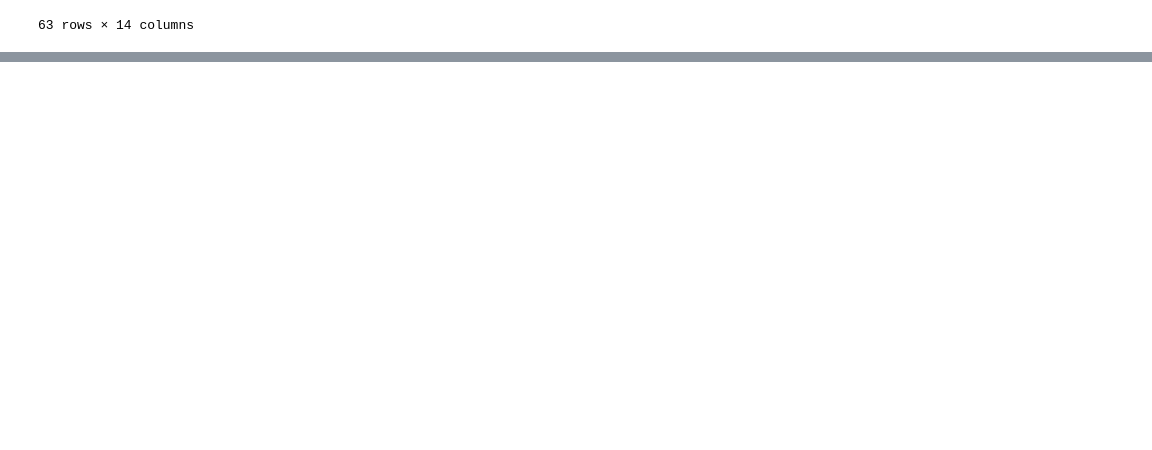
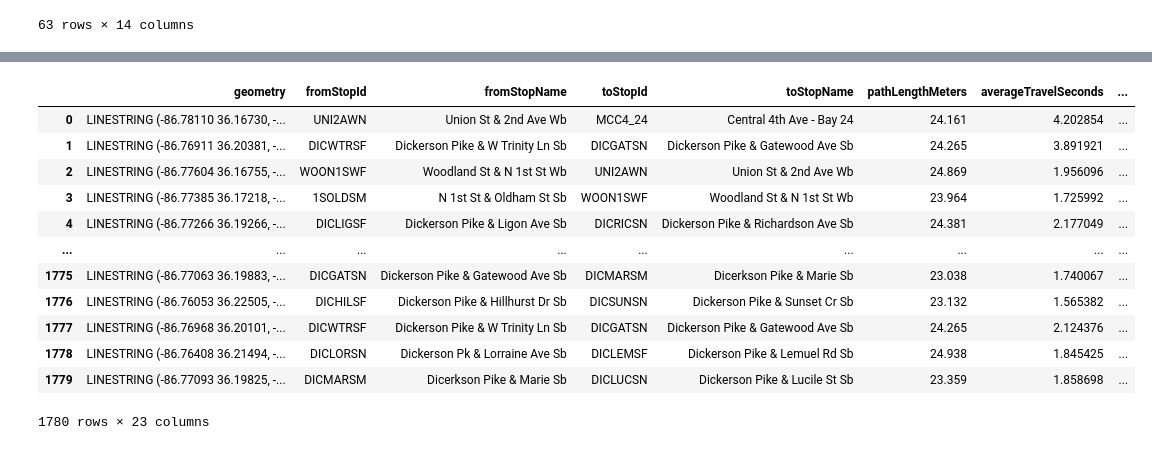
Before and after one commit to patlyons/wego-hades, a Jupyter notebook: notebook/geospatial_1.ipynb, the cells around one changed output, grey strips where cells are left out. Cells and saved outputs as stored; diff of their text form; code cells hidden in the pictures; blank space fills up the shorter version.

```diff
--- a/notebook/geospatial_1.ipynb
+++ b/notebook/geospatial_1.ipynb
@@ -637,0 +631,8 @@ jun_tuethur_concat_df
+# %%
+may_mf_concat_df['max_segment'] = may_mf_concat_df['countForSegment'].max()
+# %%
+may_tuethur_concat_df['max_segment'] = may_tuethur_concat_df['countForSegment'].max()
+# %%
+jun_tuethur_concat_df['max_segment'] = jun_tuethur_concat_df['countForSegment'].max()
+# %%
+jun_mf_concat_df['max_segment'] = jun_mf_concat_df['countForSegment'].max()
@@ -637,0 +659,20 @@ jun_tuethur_concat_df
+# %%
+all_am_suumer = pd.concat([may_mf_concat_df, may_tuethur_concat_df, jun_tuethur_concat_df, jun_mf_concat_df])
+all_am_suumer = all_am_suumer.reset_index(drop = True)
+all_am_suumer['set_count_proportion'] = all_am_suumer['countForSegment'] / all_am_suumer['max_segment']
+all_am_suumer['direction'] = 'inbound'
+all_am_suumer
+# %% [output]
+|  | geometry | fromStopId | fromStopName | toStopId | toStopName | pathLengthMeters | averageTravelSeconds | ... |
+| 0 | LINESTRING (-86.78110 36.16730, -... | UNI2AWN | Union St & 2nd Ave Wb | MCC4_24 | Central 4th Ave - Bay 24 | 24.161 | 4.202854 | ... |
+| 1 | LINESTRING (-86.76911 36.20381, -... | DICWTRSF | Dickerson Pike & W Trinity Ln Sb | DICGATSN | Dickerson Pike & Gatewood Ave Sb | 24.265 | 3.891921 | ... |
+| 2 | LINESTRING (-86.77604 36.16755, -... | WOON1SWF | Woodland St & N 1st St Wb | UNI2AWN | Union St & 2nd Ave Wb | 24.869 | 1.956096 | ... |
+| 3 | LINESTRING (-86.77385 36.17218, -... | 1SOLDSM | N 1st St & Oldham St Sb | WOON1SWF | Woodland St & N 1st St Wb | 23.964 | 1.725992 | ... |
+| 4 | LINESTRING (-86.77266 36.19266, -... | DICLIGSF | Dickerson Pike & Ligon Ave Sb | DICRICSN | Dickerson Pike & Richardson Ave Sb | 24.381 | 2.177049 | ... |
+| ... | ... | ... | ... | ... | ... | ... | ... | ... |
+| 1775 | LINESTRING (-86.77063 36.19883, -... | DICGATSN | Dickerson Pike & Gatewood Ave Sb | DICMARSM | Dicerkson Pike & Marie Sb | 23.038 | 1.740067 | ... |
+| 1776 | LINESTRING (-86.76053 36.22505, -... | DICHILSF | Dickerson Pike & Hillhurst Dr Sb | DICSUNSN | Dickerson Pike & Sunset Cr Sb | 23.132 | 1.565382 | ... |
+| 1777 | LINESTRING (-86.76968 36.20101, -... | DICWTRSF | Dickerson Pike & W Trinity Ln Sb | DICGATSN | Dickerson Pike & Gatewood Ave Sb | 24.265 | 2.124376 | ... |
+| 1778 | LINESTRING (-86.76408 36.21494, -... | DICLORSN | Dickerson Pk & Lorraine Ave Sb | DICLEMSF | Dickerson Pike & Lemuel Rd Sb | 24.938 | 1.845425 | ... |
+| 1779 | LINESTRING (-86.77093 36.19825, -... | DICMARSM | Dicerkson Pike & Marie Sb | DICLUCSN | Dickerson Pike & Lucile St Sb | 23.359 | 1.858698 | ... |
+1780 rows × 23 columns
```
Also changed, not shown: parts of 86 cells of this notebook, 1 other file.
